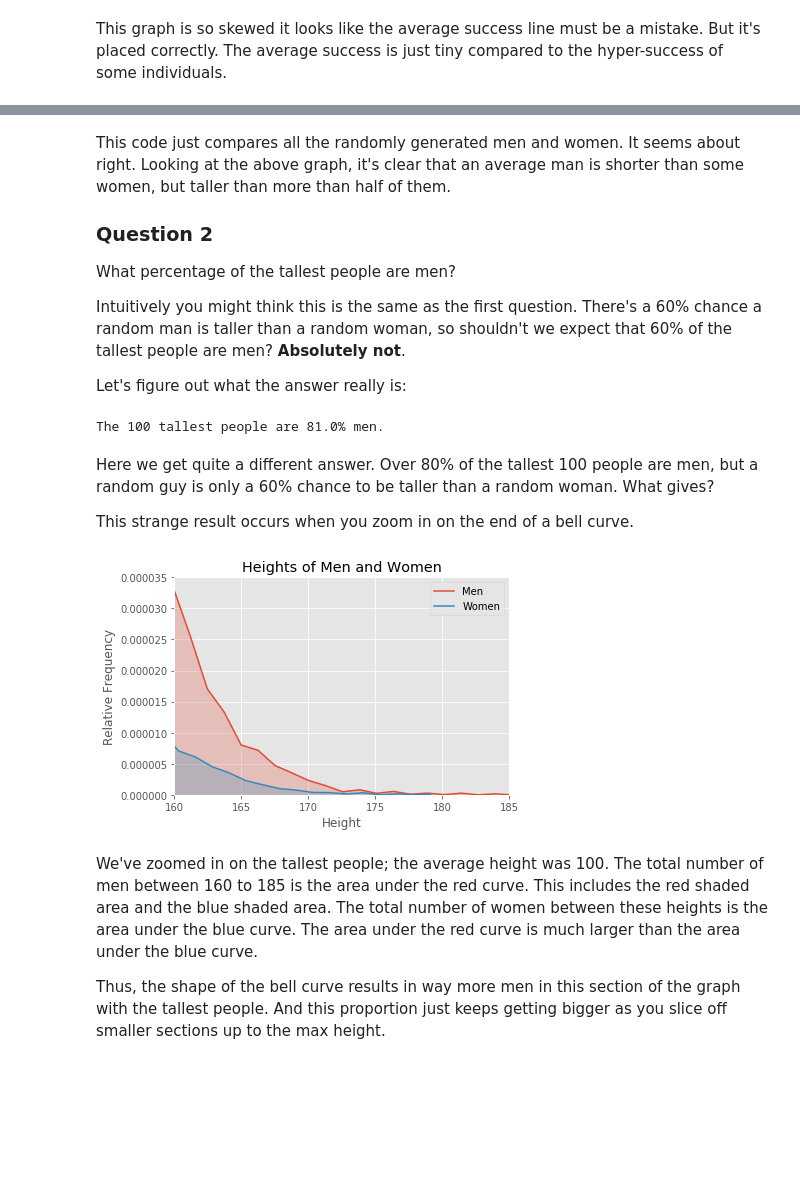
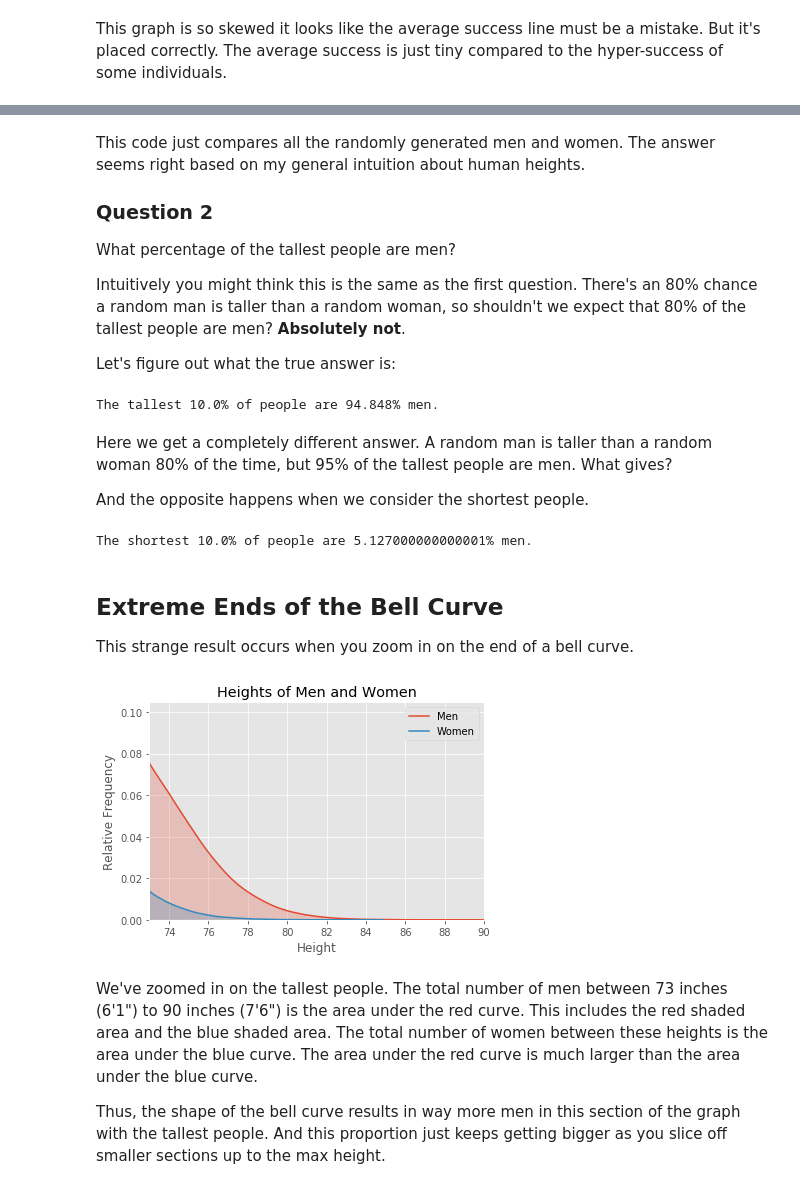
Before and after one commit to christopher-siewert/inequality-simulation, a Jupyter notebook: inequality.ipynb, the cells around one changed output, grey strips where cells are left out. Saved outputs shown, nothing was run; the diff lists cells and outputs as text; code cells hidden in the pictures; blank space fills up the shorter version.

```diff
--- a/inequality.ipynb
+++ b/inequality.ipynb
@@ -204,9 +202,9 @@ The heights of men and women are approximately normally distributed. But the dis
 # %%
 np.random.seed(356773)
-trials = 10000000
-men = 105 + 15 * np.random.randn(trials)
+trials = 1000000
+men = 70 + 4 * np.random.randn(trials)
 men = np.maximum(0, men)
-women = 100 + 15 * np.random.randn(trials)
+women = 65 + 4 * np.random.randn(trials)
 women = np.maximum(0, women)
 # %%
 sns.kdeplot(men, label='Men')
@@ -239,55 +237,83 @@ The probability a random man is taller than a random woman is 59.36251%.
 # %% [markdown]
-This code just compares all the randomly generated men and women. It seems about right. Looking at the above graph, it's clear that an average man is shorter than some women, but taller than more than half of them.
+This code just compares all the randomly generated men and women. The answer seems right based on my general intuition about human heights.
 
 ### Question 2
 
 What percentage of the tallest people are men?
 
-Intuitively you might think this is the same as the first question. There's a 60% chance a random man is taller than a random woman, so shouldn't we expect that 60% of the tallest people are men? **Absolutely not**.
+Intuitively you might think this is the same as the first question. There's an 80% chance a random man is taller than a random woman, so shouldn't we expect that 80% of the tallest people are men? **Absolutely not**.
 
-Let's figure out what the answer really is:
+Let's figure out what the true answer is:
+# %%
+men_sorted = np.sort(men)[::-1]
+women_sorted = np.sort(women)[::-1]
+
+number_of_men = 0
+number_of_women = 0
+same = 0
+number = 100000
+
+for i in range(number):
+    if men_sorted[number_of_men] > women_sorted[number_of_women]:
+        number_of_men += 1
+    elif men_sorted[number_of_men] < women_sorted[number_of_women]:
+        number_of_women += 1
+    else:
+        same += 1
+        number_of_women += 1
+        number_of_men += 1
+
+number_of_women -= same
+number_of_men -= same
+
+print(f'The tallest {number/trials * 100}% of people are {number_of_men / number * 100}% men.')
+# %% [output]
+The tallest 10.0% of people are 94.848% men.
+# %% [markdown]
+Here we get a completely different answer. A random man is taller than a random woman 80% of the time, but 95% of the tallest people are men. What gives?
+
+And the opposite happens when we consider the shortest people.
 # %%
 men_sorted = np.sort(men)
 women_sorted = np.sort(women)
 
-men_sorted = men_sorted.tolist()
-women_sorted = women_sorted.tolist()
-
 number_of_men = 0
 number_of_women = 0
 same = 0
-number = 100
-for i in range(1, number + 1):
-    if men_sorted[-1] > women_sorted[-1]:
+number = 100000
+
+for i in range(number):
+    if men_sorted[number_of_men] < women_sorted[number_of_women]:
         number_of_men += 1
-        del(men_sorted[-1])
-    elif men_sorted[-1] < women_sorted[-1]:
+    elif men_sorted[number_of_men] > women_sorted[number_of_women]:
         number_of_women += 1
-        del(women_sorted[-1])
     else:
         same += 1
-        del(women_sorted[-1])
-        del(men_sorted[-1])
-print(f'The {number} tallest people are {number_of_men / number * 100}% men.')
+        number_of_women += 1
+        number_of_men += 1
+
+number_of_women -= same
+number_of_men -= same
+
+print(f'The shortest {number/trials * 100}% of people are {number_of_men / number * 100}% men.')
 # %% [output]
-The 100 tallest people are 81.0% men.
+The shortest 10.0% of people are 5.127000000000001% men.
 # %% [markdown]
-Here we get quite a different answer. Over 80% of the tallest 100 people are men, but a random guy is only a 60% chance to be taller than a random woman. What gives?
+## Extreme Ends of the Bell Curve
 
 This strange result occurs when you zoom in on the end of a bell curve.
 # %%
 sns.kdeplot(men, label='Men', shade=True)
 sns.kdeplot(women, label='Women', shade=True)
 plt.title('Heights of Men and Women')
 plt.xlabel('Height')
 plt.ylabel('Relative Frequency')
-plt.xlim(160, 185)
-plt.ylim(0, 0.000035)
+plt.xlim(73, 90)
 plt.show()
 # %% [output]
-[figure, old version]
+[figure, new version]
 # %% [markdown]
-We've zoomed in on the tallest people; the average height was 100. The total number of men between 160 to 185 is the area under the red curve. This includes the red shaded area and the blue shaded area. The total number of women between these heights is the area under the blue curve. The area under the red curve is much larger than the area under the blue curve.
+We've zoomed in on the tallest people. The total number of men between 73 inches (6'1") to 90 inches (7'6") is the area under the red curve. This includes the red shaded area and the blue shaded area. The total number of women between these heights is the area under the blue curve. The area under the red curve is much larger than the area under the blue curve.
 
 Thus, the shape of the bell curve results in way more men in this section of the graph with the tallest people. And this proportion just keeps getting bigger as you slice off smaller sections up to the max height.
 # %%
```
Also changed, not shown: parts of 25 cells of this notebook.
